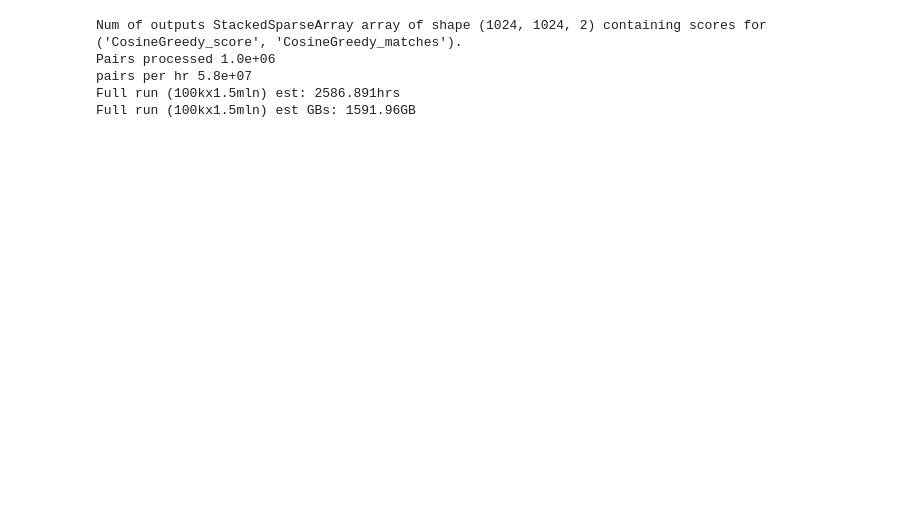
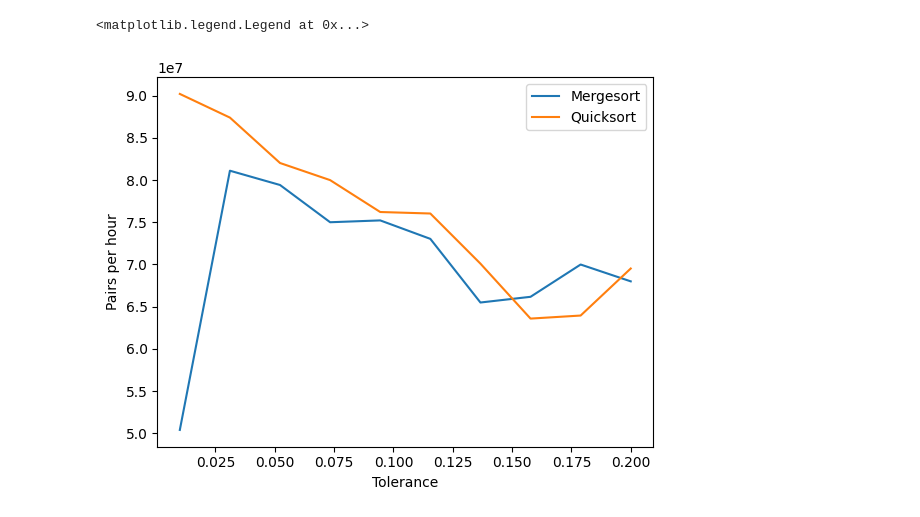
Before and after one commit to tornikeo/cosine-similarity, a Jupyter notebook: notebooks/performance_mergesort_quicksort.ipynb, the cells around one changed output. Drawn from its saved outputs; the diff is of its cells as text; code cells hidden in the pictures; blank space fills up the shorter version.

Commit message:
Add more plots for performance

```diff
--- a/notebooks/performance_mergesort_quicksort.ipynb
+++ b/notebooks/performance_mergesort_quicksort.ipynb
@@ -146,10 +126,18 @@ class CosineGreedy(OriginalCosineGreedy):
         return np.asarray(score, dtype=self.score_datatype)
 
 
-similarity_measure = CosineGreedy(tolerance=tolerance,
-                                mz_power= 0.0,
-                                intensity_power = 1.0)
+tolerances = np.linspace(.01, .2, 10)
 
-duration = -perf_counter()
-scores = calculate_scores(references, queries, similarity_measure, is_symmetric=False)
-duration += perf_counter()
+pairs_per_hr_mergesort = []
+for tolerance in tqdm(tolerances):
+    similarity_measure = CosineGreedy(tolerance=tolerance,
+                                    mz_power=mz_power,
+                                    intensity_power=int_power)
+    duration = -perf_counter()
+    scores = calculate_scores(references, queries, similarity_measure, is_symmetric=False)
+    duration += perf_counter()
+
+    n_pairs = len(references) * len(queries)
+    pair_per_hr = (n_pairs / duration) * 3600
+
+    pairs_per_hr_mergesort.append(pair_per_hr)
@@ -177,24 +147,19 @@ from matchms.similarity import CosineGreedy
 similarity_measure = CosineGreedy(tolerance=tolerance,
                                 mz_power= 0.0,
                                 intensity_power = 1.0)
-duration = -perf_counter()
-scores = calculate_scores(references, queries, similarity_measure, is_symmetric=False)
-duration += perf_counter()
+
+durations_quicksort = []
+pairs_per_hr_quicksort = []
+for tolerance in tqdm(tolerances):
+    similarity_measure = CosineGreedy(tolerance=tolerance,
+                                    mz_power=mz_power,
+                                    intensity_power=int_power)
+
+    duration = -perf_counter()
+    scores = calculate_scores(references, queries, similarity_measure, is_symmetric=False)
+    duration += perf_counter()
+
+    n_pairs = len(references) * len(queries)
+    pair_per_hr = (n_pairs / duration) * 3600
+
+    pairs_per_hr_quicksort.append(pair_per_hr)
-# %%
-n_pairs = len(references) * len(queries)
-total_nbytes = scores._scores.data.nbytes
-print(f"Num of outputs {scores}")
-print(f"Pairs processed {n_pairs:.1e}")
-n_pairs = len(references) * len(queries)
-pair_per_hr = (n_pairs / duration) * 3600
-
-print(f"pairs per hr {pair_per_hr:.1e}")
-print(f"Full run (100kx1.5mln) est: {100_000 * 1_500_000 / pair_per_hr:.3f}hrs")
-print(f"Full run (100kx1.5mln) est GBs: {(total_nbytes/n_pairs)*(100_000*1_500_000)*1e-9:.2f}GB")
-quicksort_pairs_per_hr = pair_per_hr
-# %% [output]
-Num of outputs StackedSparseArray array of shape (1024, 1024, 2) containing scores for ('CosineGreedy_score', 'CosineGreedy_matches').
-Pairs processed 1.0e+06
-pairs per hr 5.8e+07
-Full run (100kx1.5mln) est: 2586.891hrs
-Full run (100kx1.5mln) est GBs: 1591.96GB
@@ -203,0 +166,8 @@ print(f"Mergesort has {relative_speed:.2f}% the processing speed of quicksort")
+# %%
+plt.plot(tolerances, pairs_per_hr_mergesort, tolerances, pairs_per_hr_quicksort)
+plt.xlabel('Tolerance')
+plt.ylabel('Pairs per hour')
+plt.legend(["Mergesort",'Quicksort'])
+# %% [output]
+<matplotlib.legend.Legend at 0x...>
+[figure, added]
```
Also changed, not shown: parts of 9 cells of this notebook.
